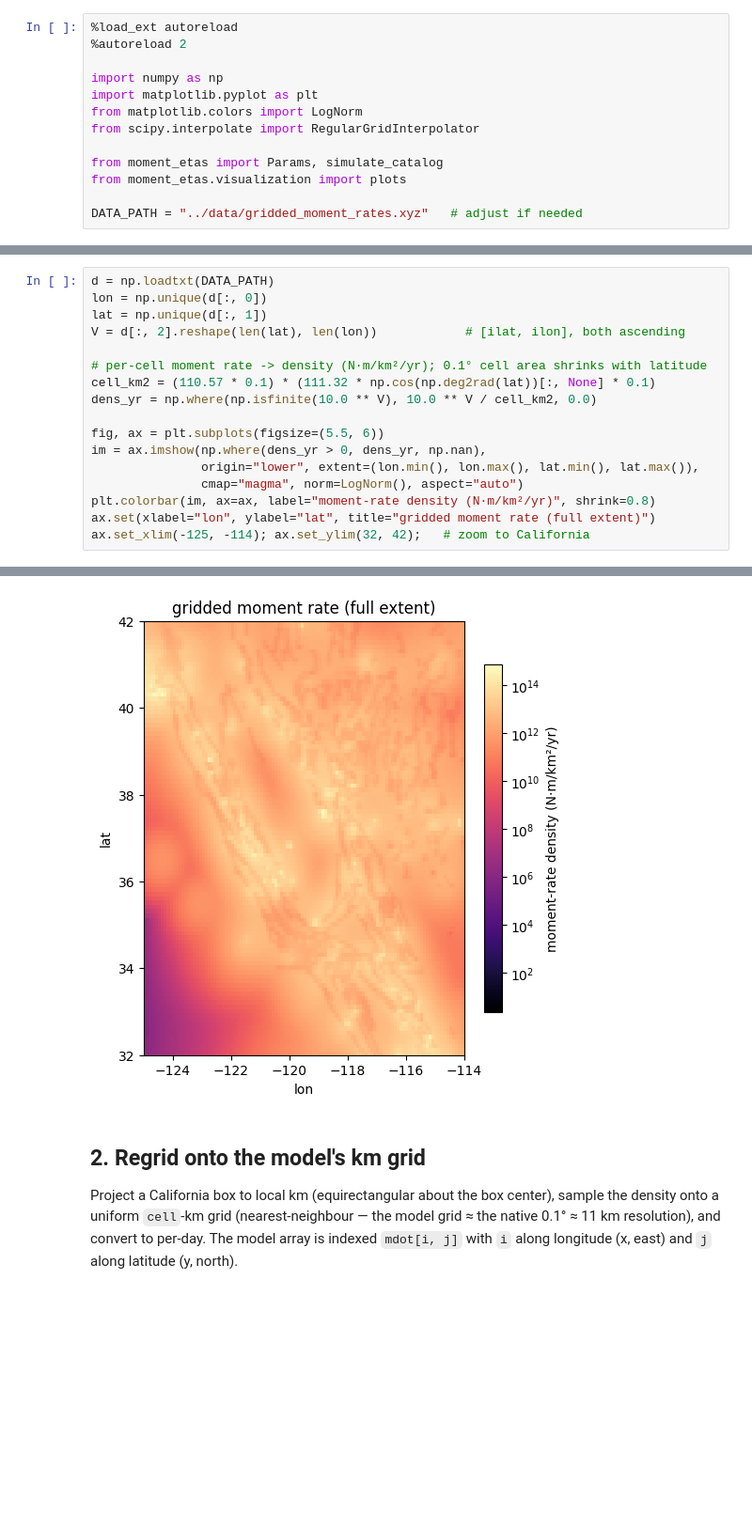
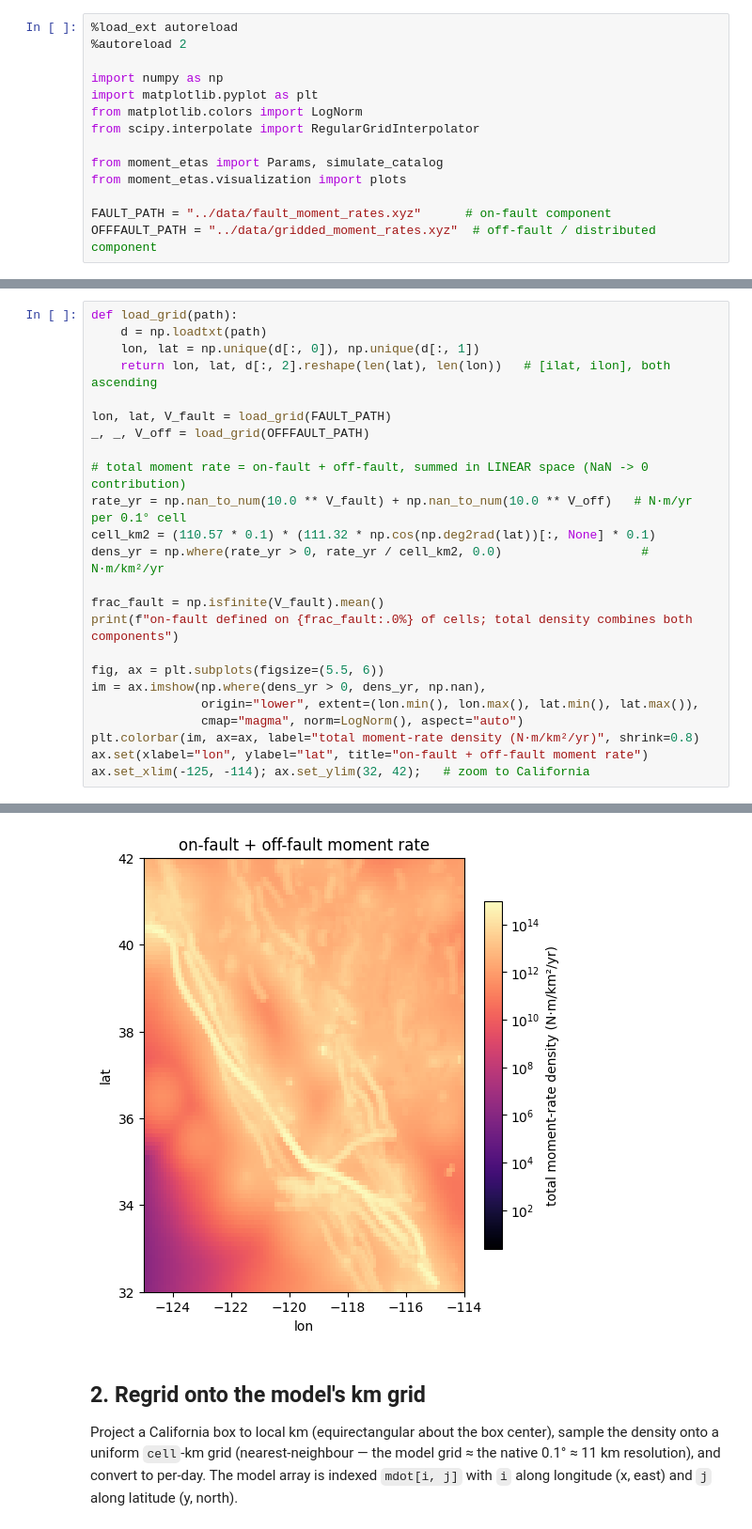
Before and after one commit to keliankaz/moment_ETAS, a Jupyter notebook: notebooks/02_california.ipynb, the cells around one changed output, grey strips where cells are left out. Shown at 94% size. Cells and saved outputs as stored; diff of their text form; blank space fills up the shorter version.

```diff
--- a/notebooks/02_california.ipynb
+++ b/notebooks/02_california.ipynb
@@ -21,5 +23,6 @@ from scipy.interpolate import RegularGridInterpolator
 from moment_etas import Params, simulate_catalog
 from moment_etas.visualization import plots
 
-DATA_PATH = "../data/gridded_moment_rates.xyz"   # adjust if needed
+FAULT_PATH = "../data/fault_moment_rates.xyz"      # on-fault component
+OFFFAULT_PATH = "../data/gridded_moment_rates.xyz"  # off-fault / distributed component
 # %% [markdown]
@@ -32,18 +35,25 @@ the resolution-independent quantity, so it is what we regrid and feed the model.
 # %%
-d = np.loadtxt(DATA_PATH)
-lon = np.unique(d[:, 0])
-lat = np.unique(d[:, 1])
-V = d[:, 2].reshape(len(lat), len(lon))            # [ilat, ilon], both ascending
+def load_grid(path):
+    d = np.loadtxt(path)
+    lon, lat = np.unique(d[:, 0]), np.unique(d[:, 1])
+    return lon, lat, d[:, 2].reshape(len(lat), len(lon))   # [ilat, ilon], both ascending
 
-# per-cell moment rate -> density (N·m/km²/yr); 0.1° cell area shrinks with latitude
+lon, lat, V_fault = load_grid(FAULT_PATH)
+_, _, V_off = load_grid(OFFFAULT_PATH)
+
+# total moment rate = on-fault + off-fault, summed in LINEAR space (NaN -> 0 contribution)
+rate_yr = np.nan_to_num(10.0 ** V_fault) + np.nan_to_num(10.0 ** V_off)   # N·m/yr per 0.1° cell
 cell_km2 = (110.57 * 0.1) * (111.32 * np.cos(np.deg2rad(lat))[:, None] * 0.1)
-dens_yr = np.where(np.isfinite(10.0 ** V), 10.0 ** V / cell_km2, 0.0)
+dens_yr = np.where(rate_yr > 0, rate_yr / cell_km2, 0.0)                   # N·m/km²/yr
+
+frac_fault = np.isfinite(V_fault).mean()
+print(f"on-fault defined on {frac_fault:.0%} of cells; total density combines both components")
 
 fig, ax = plt.subplots(figsize=(5.5, 6))
 im = ax.imshow(np.where(dens_yr > 0, dens_yr, np.nan),
                origin="lower", extent=(lon.min(), lon.max(), lat.min(), lat.max()),
                cmap="magma", norm=LogNorm(), aspect="auto")
-plt.colorbar(im, ax=ax, label="moment-rate density (N·m/km²/yr)", shrink=0.8)
-ax.set(xlabel="lon", ylabel="lat", title="gridded moment rate (full extent)")
+plt.colorbar(im, ax=ax, label="total moment-rate density (N·m/km²/yr)", shrink=0.8)
+ax.set(xlabel="lon", ylabel="lat", title="on-fault + off-fault moment rate")
 ax.set_xlim(-125, -114); ax.set_ylim(32, 42);   # zoom to California
 # %% [output]
@@ -50,4 +61,4 @@ ax.set_xlim(-125, -114); ax.set_ylim(32, 42);   # zoom to California
-[figure, old version]
+[figure, new version]
 # %% [markdown]
 ## 2. Regrid onto the model's km grid
 
```
Also changed, not shown: parts of 9 cells of this notebook.
